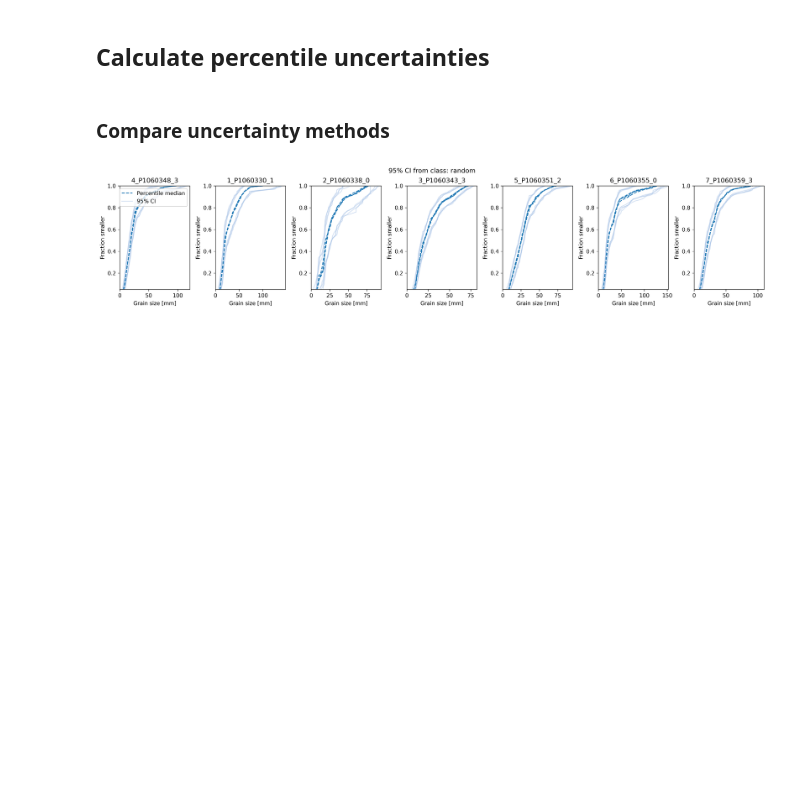
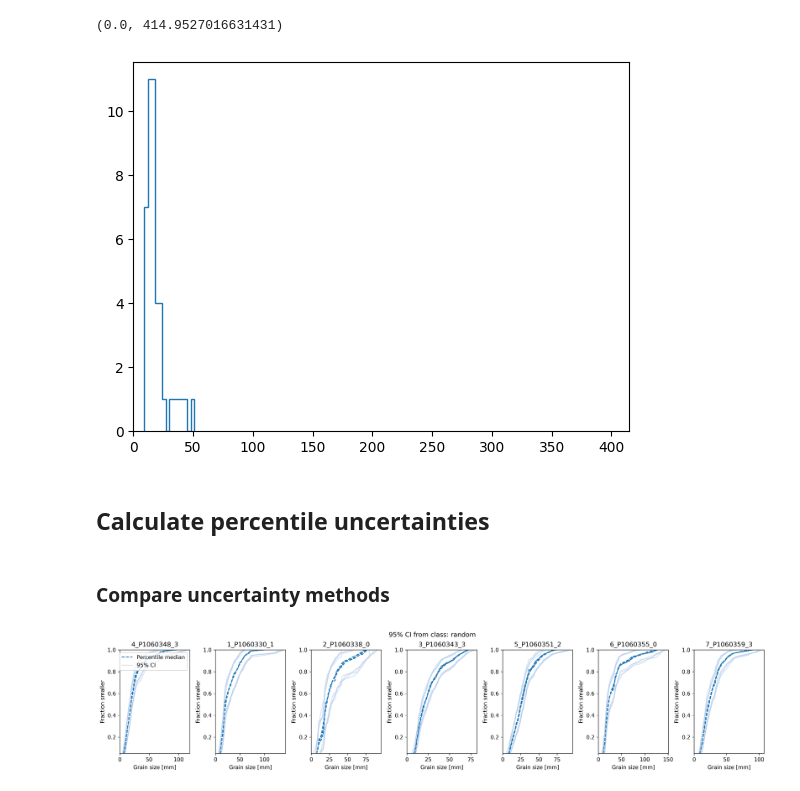
Before and after one commit to dmair1989/imagegrains, a Jupyter notebook: 3_gsd_uncertainty.ipynb, the cells around one changed output. Saved outputs shown, nothing was run; the diff lists cells and outputs as text; code cells hidden in the pictures; blank space fills up the shorter version.

Commit message:
fix bugs, add size compilation

```diff
--- a/3_gsd_uncertainty.ipynb
+++ b/3_gsd_uncertainty.ipynb
@@ -10,3 +11,11 @@ gsds = GrainSizing.load.load_grain_set([PATH],gsd_str='re_scaled',filter_str='0'
+# %%
+res_df = GrainSizing.compile.dataset_object_size(gsds)
+# %%
+plt.hist(res_df['med'],histtype='step',bins=int(len(res_df)/3),label='med')
+plt.xlim(0,np.max(res_df['max']))
+# %% [output]
+(0.0, 414.9527016631431)
+[figure, added]
 # %% [markdown]
 ## Calculate percentile uncertainties
 # %%
```
Also changed, not shown: parts of 7 cells of this notebook, 2 other files.
